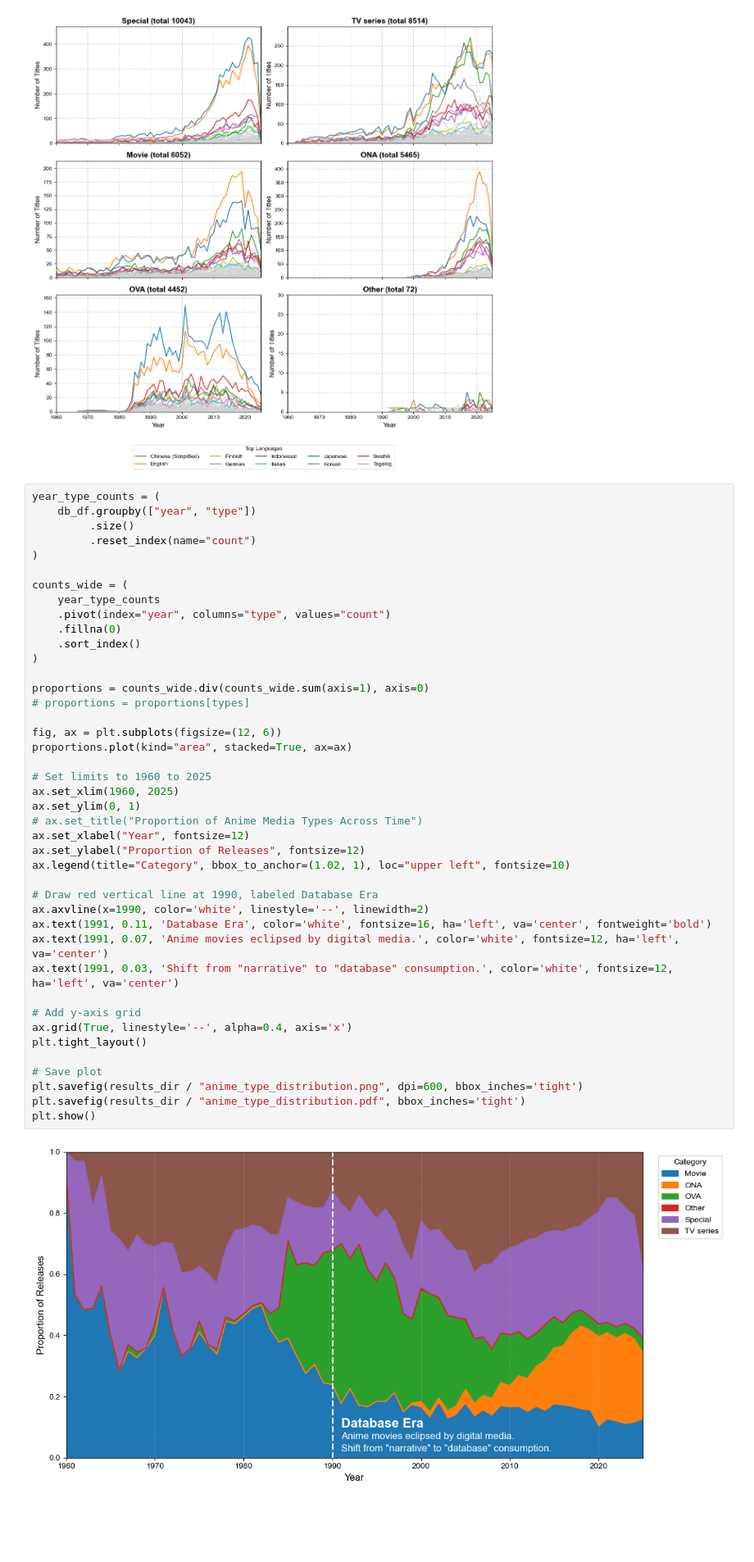
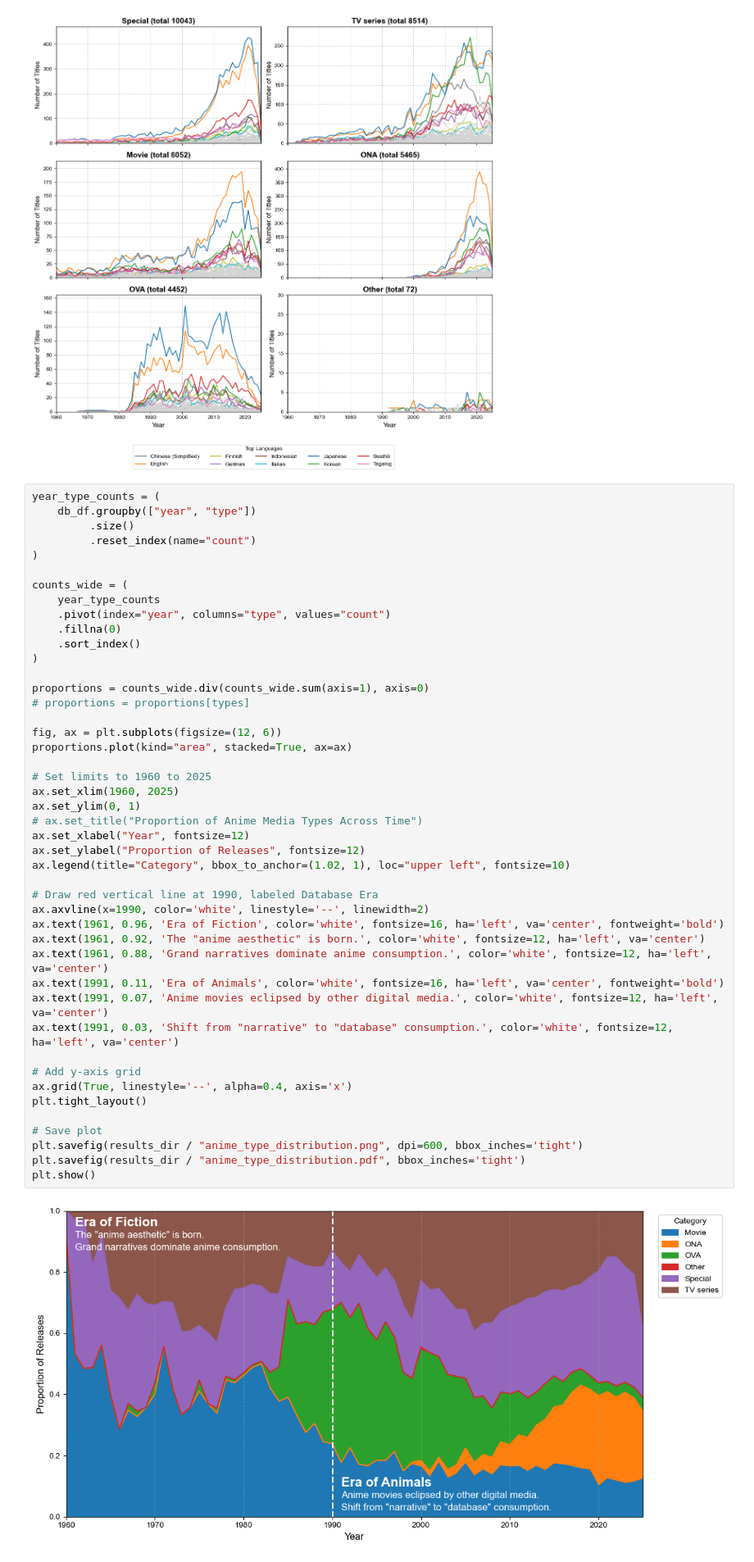
Before and after one commit to ayushnoori/gened1042, a Jupyter notebook: final_project.ipynb, the cells around one changed output. Shown: that part at 82% size. Drawn from its saved outputs; the diff is of its cells as text; blank space fills up the shorter version.

```diff
--- a/final_project.ipynb
+++ b/final_project.ipynb
@@ -359,36 +359,39 @@ counts_wide = (
     .sort_index()
 )
 
 proportions = counts_wide.div(counts_wide.sum(axis=1), axis=0)
 # proportions = proportions[types]
 
 fig, ax = plt.subplots(figsize=(12, 6))
 proportions.plot(kind="area", stacked=True, ax=ax)
 
 # Set limits to 1960 to 2025
 ax.set_xlim(1960, 2025)
 ax.set_ylim(0, 1)
 # ax.set_title("Proportion of Anime Media Types Across Time")
 ax.set_xlabel("Year", fontsize=12)
 ax.set_ylabel("Proportion of Releases", fontsize=12)
 ax.legend(title="Category", bbox_to_anchor=(1.02, 1), loc="upper left", fontsize=10)
 
 # Draw red vertical line at 1990, labeled Database Era
 ax.axvline(x=1990, color='white', linestyle='--', linewidth=2)
-ax.text(1991, 0.11, 'Database Era', color='white', fontsize=16, ha='left', va='center', fontweight='bold')
-ax.text(1991, 0.07, 'Anime movies eclipsed by digital media.', color='white', fontsize=12, ha='left', va='center')
+ax.text(1961, 0.96, 'Era of Fiction', color='white', fontsize=16, ha='left', va='center', fontweight='bold')
+ax.text(1961, 0.92, 'The "anime aesthetic" is born.', color='white', fontsize=12, ha='left', va='center')
+ax.text(1961, 0.88, 'Grand narratives dominate anime consumption.', color='white', fontsize=12, ha='left', va='center')
+ax.text(1991, 0.11, 'Era of Animals', color='white', fontsize=16, ha='left', va='center', fontweight='bold')
+ax.text(1991, 0.07, 'Anime movies eclipsed by other digital media.', color='white', fontsize=12, ha='left', va='center')
 ax.text(1991, 0.03, 'Shift from "narrative" to "database" consumption.', color='white', fontsize=12, ha='left', va='center')
 
 # Add y-axis grid
 ax.grid(True, linestyle='--', alpha=0.4, axis='x')
 plt.tight_layout()
 
 # Save plot
 plt.savefig(results_dir / "anime_type_distribution.png", dpi=600, bbox_inches='tight')
 plt.savefig(results_dir / "anime_type_distribution.pdf", bbox_inches='tight')
 plt.show()
 # %% [output]
-[figure, old version]
+[figure, new version]
 # %%
 # Group across all years, compute overall mean and std by type
 type_lang_stats = (
```
Also changed, not shown: parts of 2 cells of this notebook, 3 other files.
